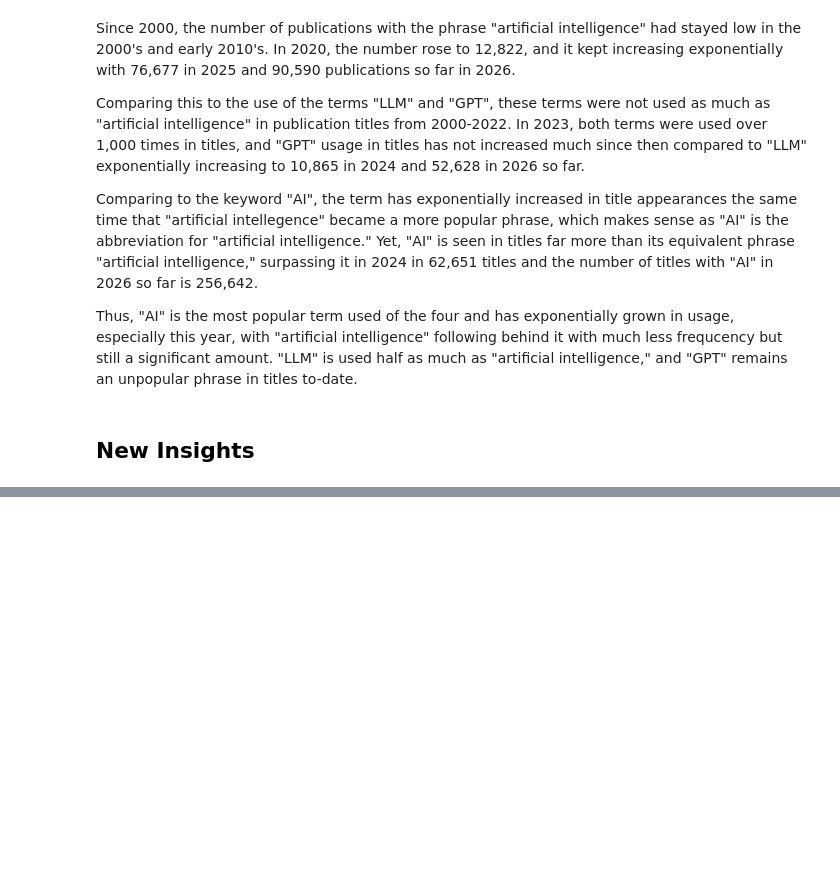
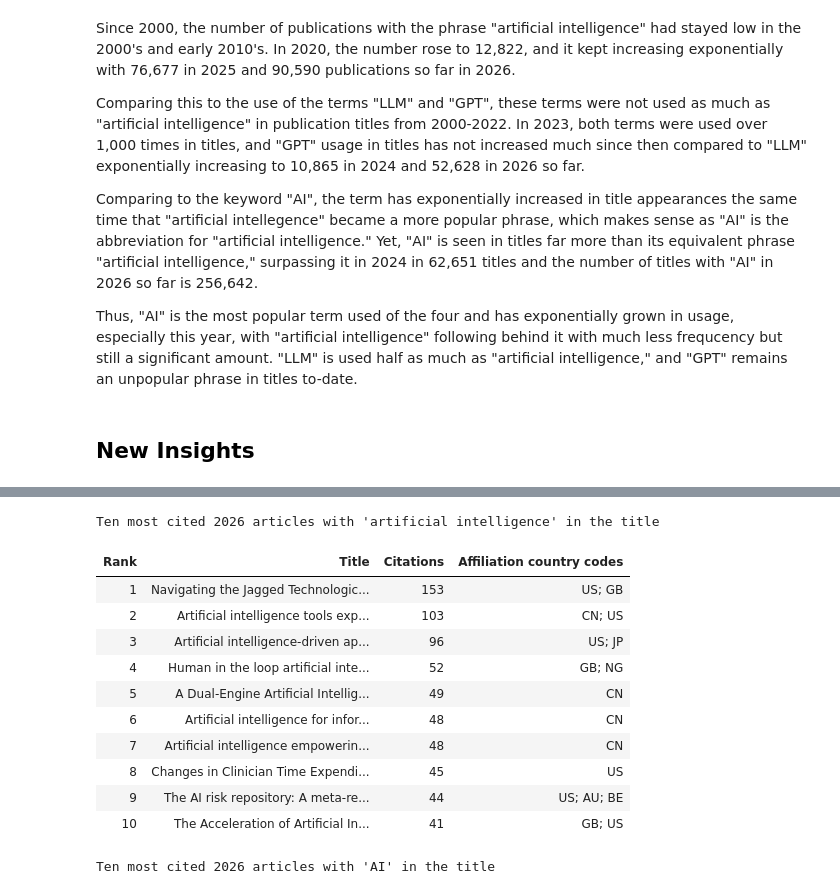
Before and after one commit to maxinehb/datasci530fall2026, a Jupyter notebook: Assignment 3/Assignment3.ipynb, the cells around one changed output, grey strips where cells are left out. Saved outputs shown, nothing was run; the diff lists cells and outputs as text; code cells hidden in the pictures; blank space fills up the shorter version.

```diff
--- a/Assignment 3/Assignment3.ipynb
+++ b/Assignment 3/Assignment3.ipynb
@@ -399,0 +368,77 @@ answer here
+# %%
+# find ten most cited 2026 articles for each title term
+terms_q5 = ["artificial intelligence", "AI"]
+tables_q5 = {}
+
+for term in terms_q5:
+    url_q5 = (
+        f'https://api.openalex.org/works?filter=title.search:"{term}",'
+        'type:article,'
+        'from_publication_date:2026-01-01,'
+        'to_publication_date:2026-09-27'
+        '&sort=cited_by_count:desc'
+    )
+
+    search_results_q5 = requests.get(url_q5).json()
+    top10_q5 = search_results_q5["results"][:10]
+
+    # quality check:
+    #print(term, len(top10_q5))
+
+    rows_q5 = []
+
+    for rank, work in enumerate(top10_q5, start=1):
+        country_codes = []
+        country_text = ""
+
+        for authorship in work["authorships"]:
+            for institution in authorship["institutions"]:
+                country_code = institution["country_code"]
+
+
+                if country_code is not None and country_code not in country_codes:
+                    country_codes.append(country_code)
+
+        for country_code in country_codes:
+            if country_text != "":
+                country_text = country_text + "; "
+            country_text = country_text + country_code
+
+        if country_text == "":
+            country_text = "Not listed"
+
+        rows_q5.append({
+            "Rank": rank,
+            "Title": work["title"],
+            "Citations": work["cited_by_count"],
+            "Affiliation country codes": country_text
+        })
+
+    tables_q5[term] = pd.DataFrame(rows_q5)
+
+    # quality checks:
+    #print(term, tables_q5[term].shape)
+    #print(tables_q5[term].isna().sum())
+
+    display(
+        tables_q5[term].style
+        .format({"Citations": "{:,.0f}"})
+        .hide(axis="index")
+        .set_caption(
+            f"Ten most cited 2026 articles with '{term}' in the title"
+        )
+    )
+# %% [output]
+Ten most cited 2026 articles with 'artificial intelligence' in the title
+| Rank | Title | Citations | Affiliation country codes |
+| 1 | Navigating the Jagged Technologic... | 153 | US; GB |
+| 2 | Artificial intelligence tools exp... | 103 | CN; US |
+| 3 | Artificial intelligence-driven ap... | 96 | US; JP |
+| 4 | Human in the loop artificial inte... | 52 | GB; NG |
+| 5 | A Dual-Engine Artificial Intellig... | 49 | CN |
+| 6 | Artificial intelligence for infor... | 48 | CN |
+| 7 | Artificial intelligence empowerin... | 48 | CN |
+| 8 | Changes in Clinician Time Expendi... | 45 | US |
+| 9 | The AI risk repository: A meta-re... | 44 | US; AU; BE |
+| 10 | The Acceleration of Artificial In... | 41 | GB; US |
+Ten most cited 2026 articles with 'AI' in the title
```
Also changed, not shown: parts of 15 cells of this notebook.
